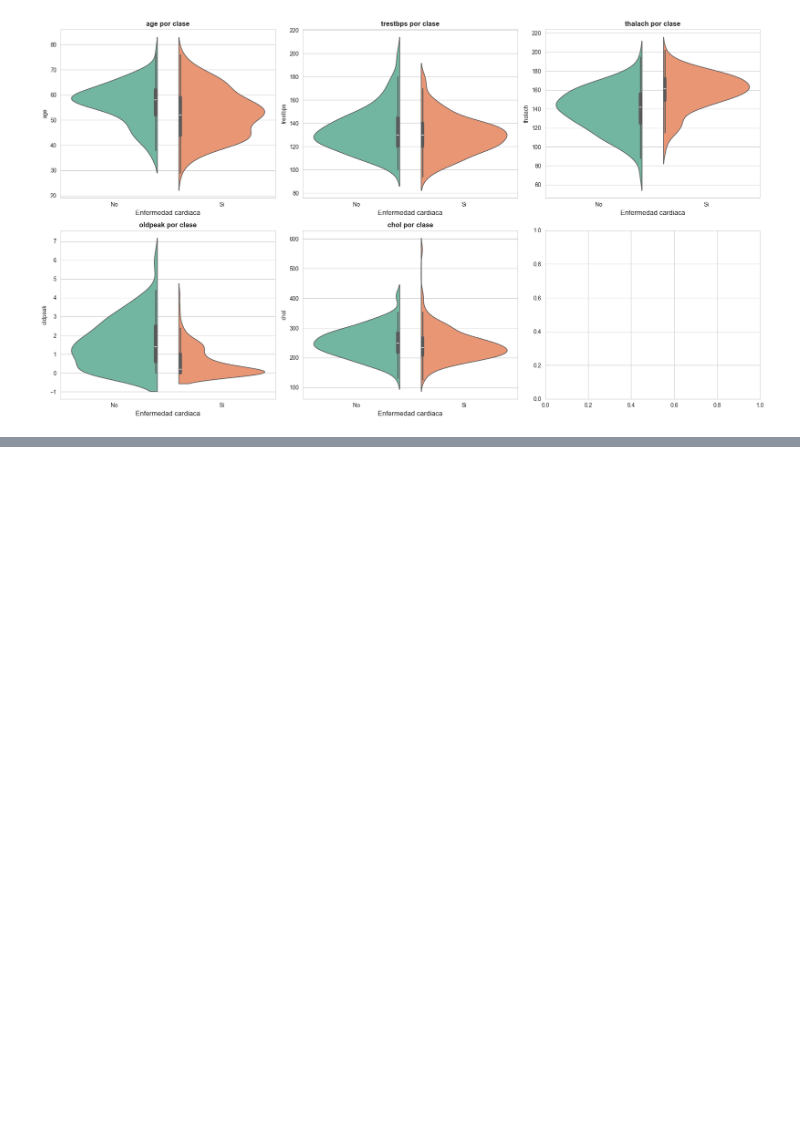
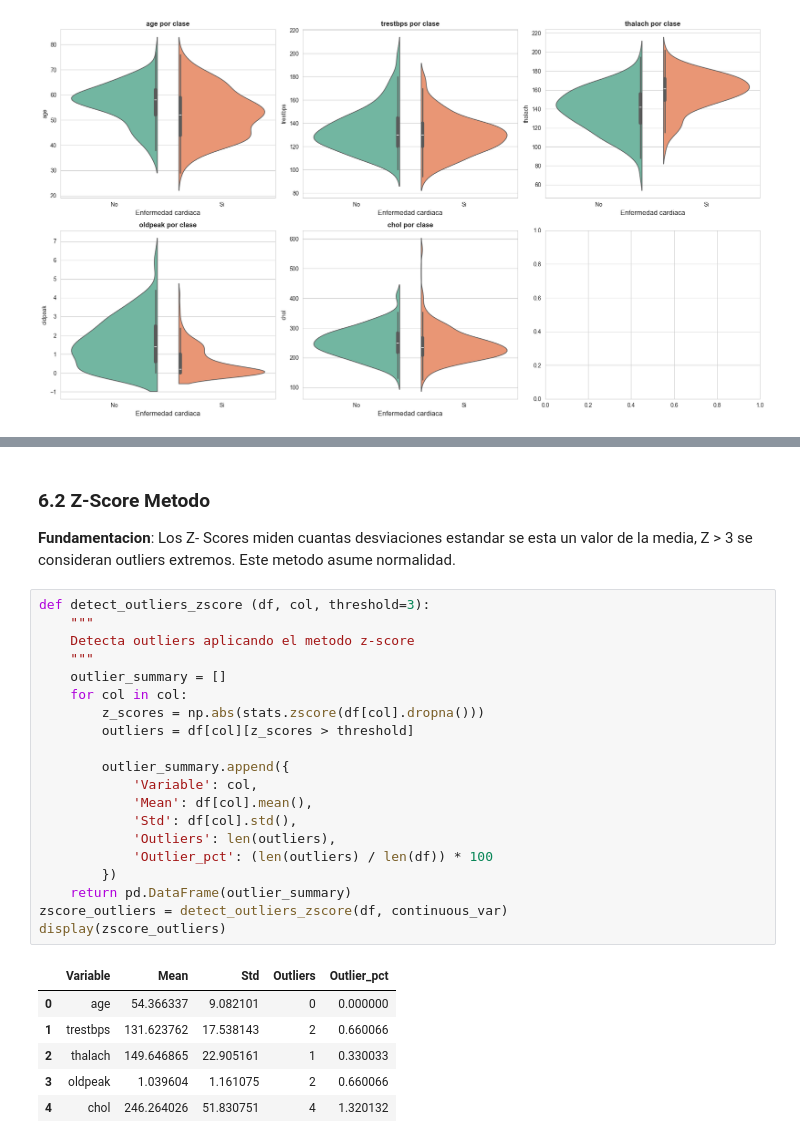
Before and after one commit to AlexSc97/modelo-predictivo-paro-cardiaco, a Jupyter notebook: notebooks/explore.ipynb, the cells around one changed output, grey strips where cells are left out. Saved outputs shown, nothing was run; the diff lists cells and outputs as text; blank space fills up the shorter version.

```diff
--- a/notebooks/explore.ipynb
+++ b/notebooks/explore.ipynb
@@ -432,0 +461,30 @@ display(detect_outliers_iqr(df, continuous_var))
+# %% [markdown]
+### 6.2 Z-Score Metodo
+**Fundamentacion**: Los Z- Scores miden cuantas desviaciones estandar se esta un valor de la media, Z > 3 se consideran outliers extremos. Este metodo asume normalidad.
+# %%
+def detect_outliers_zscore (df, col, threshold=3):
+    """
+    Detecta outliers aplicando el metodo z-score
+    """
+    outlier_summary = []
+    for col in col:
+        z_scores = np.abs(stats.zscore(df[col].dropna()))
+        outliers = df[col][z_scores > threshold]
+
+        outlier_summary.append({
+            'Variable': col,
+            'Mean': df[col].mean(),
+            'Std': df[col].std(),
+            'Outliers': len(outliers),
+            'Outlier_pct': (len(outliers) / len(df)) * 100
+        })
+    return pd.DataFrame(outlier_summary)
+zscore_outliers = detect_outliers_zscore(df, continuous_var)
+display(zscore_outliers)
+# %% [output]
+|  | Variable | Mean | Std | Outliers | Outlier_pct |
+| 0 | age | 54.366337 | 9.082101 | 0 | 0.000000 |
+| 1 | trestbps | 131.623762 | 17.538143 | 2 | 0.660066 |
+| 2 | thalach | 149.646865 | 22.905161 | 1 | 0.330033 |
+| 3 | oldpeak | 1.039604 | 1.161075 | 2 | 0.660066 |
+| 4 | chol | 246.264026 | 51.830751 | 4 | 1.320132 |
```
Also changed, not shown: parts of 3 cells of this notebook.
